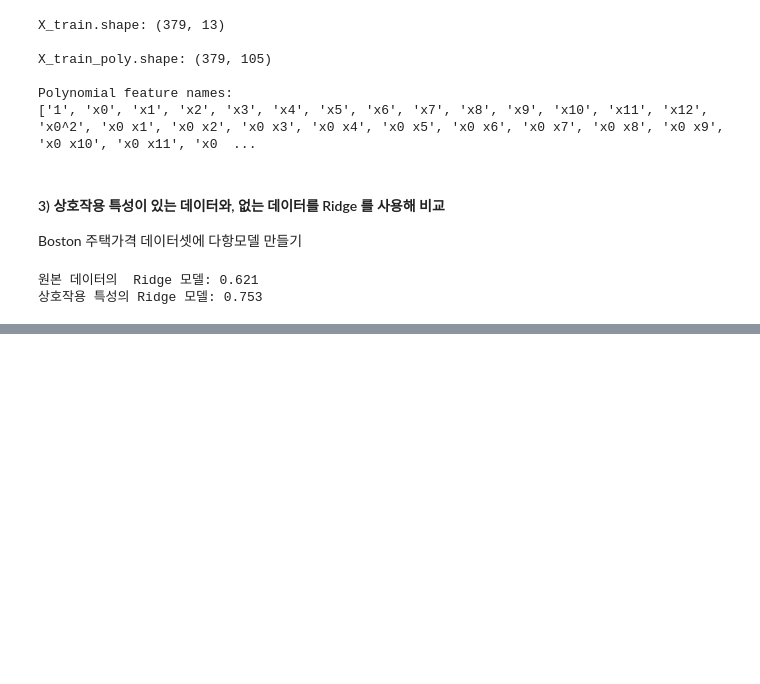
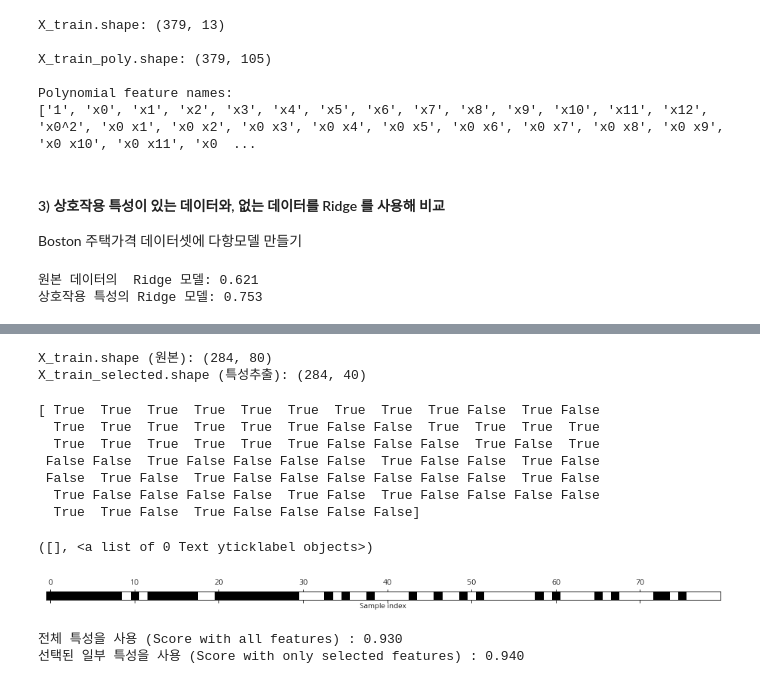
Before and after one commit to Queie/TensorFlow, a Jupyter notebook: Sklearn_am/04.Represent_Data.ipynb, the cells around one changed output, grey strips where cells are left out. Cells and saved outputs as stored; diff of their text form; code cells hidden in the pictures; blank space fills up the shorter version.

```diff
--- a/Sklearn_am/04.Represent_Data.ipynb
+++ b/Sklearn_am/04.Represent_Data.ipynb
@@ -460,0 +561,67 @@ $Sin, Cos$ 함수 : 주기적 패턴을 다룰 때 편리하다
+# %%
+from sklearn.datasets import load_breast_cancer
+cancer = load_breast_cancer()
+
+# 분류가 용이하도록 의미없는 노이즈 특성을 데이터에 추가한다
+rng = np.random.RandomState(42) # 고정된 난수를 생성한다
+noise = rng.normal(size=(len(cancer.data), 50)) # 50개 노이즈를 생성
+X_w_noise = np.hstack([cancer.data, noise]) # 초기 30개는 원본의 특성을, 다음 50개 노이즈를 덧붙인다
+# %%
+from sklearn.model_selection import train_test_split
+X_train, X_test, y_train, y_test = train_test_split(
+    X_w_noise, cancer.target, random_state=0, test_size=.5)
+
+from sklearn.feature_selection import SelectPercentile
+
+# f_classif(기본값) 과  percentile (SelectPercentile) 을 사용하여,
+# 전체 특성 중 50%를 추출한다
+select = SelectPercentile(percentile=50)
+select.fit(X_train, y_train)
+X_train_selected = select.transform(X_train)    # Train 데이터를 변환한다
+print("X_train.shape (원본): {}".format(X_train.shape))
+print("X_train_selected.shape (특성추출): {}".format(X_train_selected.shape))
+
+# 일변량 통계를 적용한 결과, 80개 필드가 40개의 필드로 축소되었다
+# %% [output]
+X_train.shape (원본): (284, 80)
+X_train_selected.shape (특성추출): (284, 40)
+# %%
+mask = select.get_support()
+print(mask)
+
+# visualize the mask. black is True, white is False
+plt.matshow(mask.reshape(1, -1), cmap='gray_r')
+plt.xlabel("Sample index")
+plt.yticks(())
+
+# 추출한 필드를 살펴본 결과
+# 앞부분 원본 데이터에서 상당부분이 주성분으로 추출 되었고
+# 뒷부분 Noise 부분은 거의 선택되지 않았음을 알 수 있다
+# %% [output]
+[ True  True  True  True  True  True  True  True  True False  True False
+  True  True  True  True  True  True False False  True  True  True  True
+  True  True  True  True  True  True False False False  True False  True
+ False False  True False False False False  True False False  True False
+ False  True False  True False False False False False False  True False
+  True False False False False  True False  True False False False False
+  True  True False  True False False False False]
+([], <a list of 0 Text yticklabel objects>)
+[figure, added]
+# %%
+# 추출결과를 원본과 비교하여 Rogistric 모델의 성능을 비교하여 보자
+# test 데이터를 변환
+X_test_selected = select.transform(X_test)
+
+from sklearn.linear_model import LogisticRegression
+lr = LogisticRegression()
+
+lr.fit(X_train, y_train)
+print("전체 특성을 사용 (Score with all features) : {:.3f}".format(
+    lr.score(X_test, y_test)))
+
+lr.fit(X_train_selected, y_train)
+print("선택된 일부 특성을 사용 (Score with only selected features) : {:.3f}".format(
+    lr.score(X_test_selected, y_test)))
+# %% [output]
+전체 특성을 사용 (Score with all features) : 0.930
+선택된 일부 특성을 사용 (Score with only selected features) : 0.940
```
Also changed, not shown: parts of 36 cells of this notebook, 1 other file.
